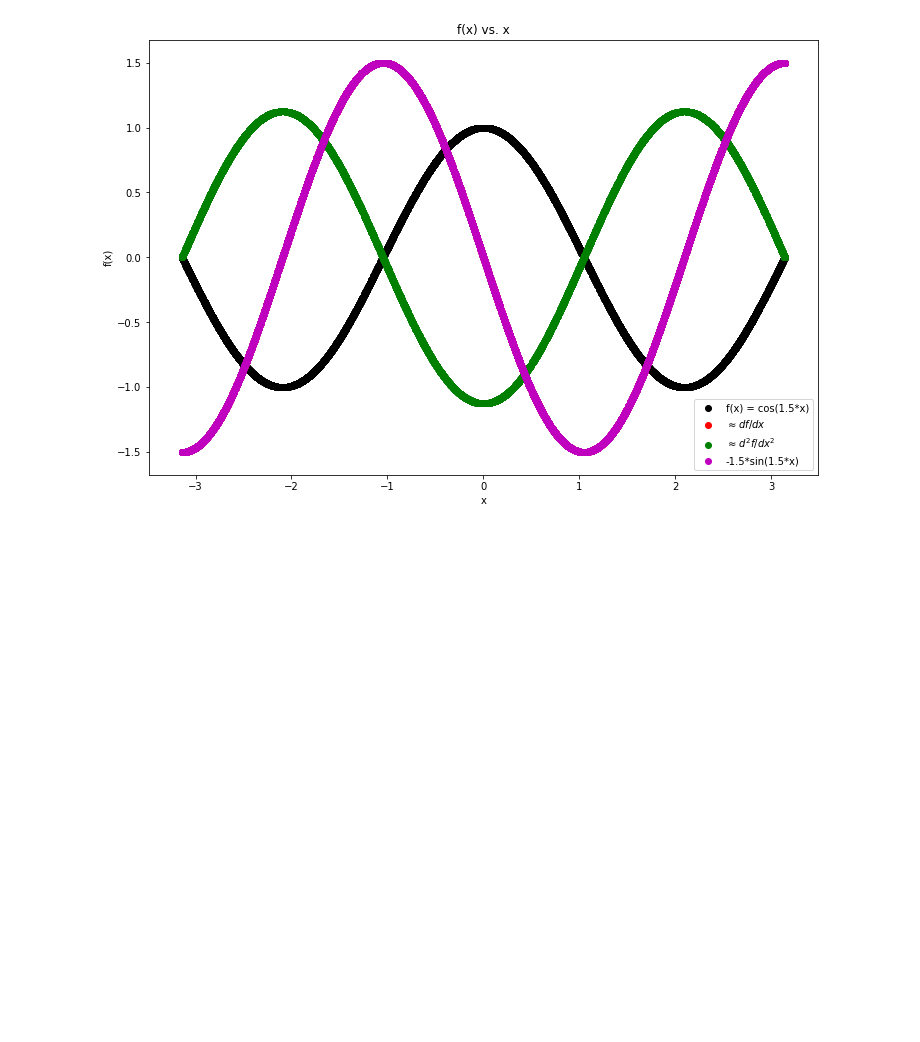
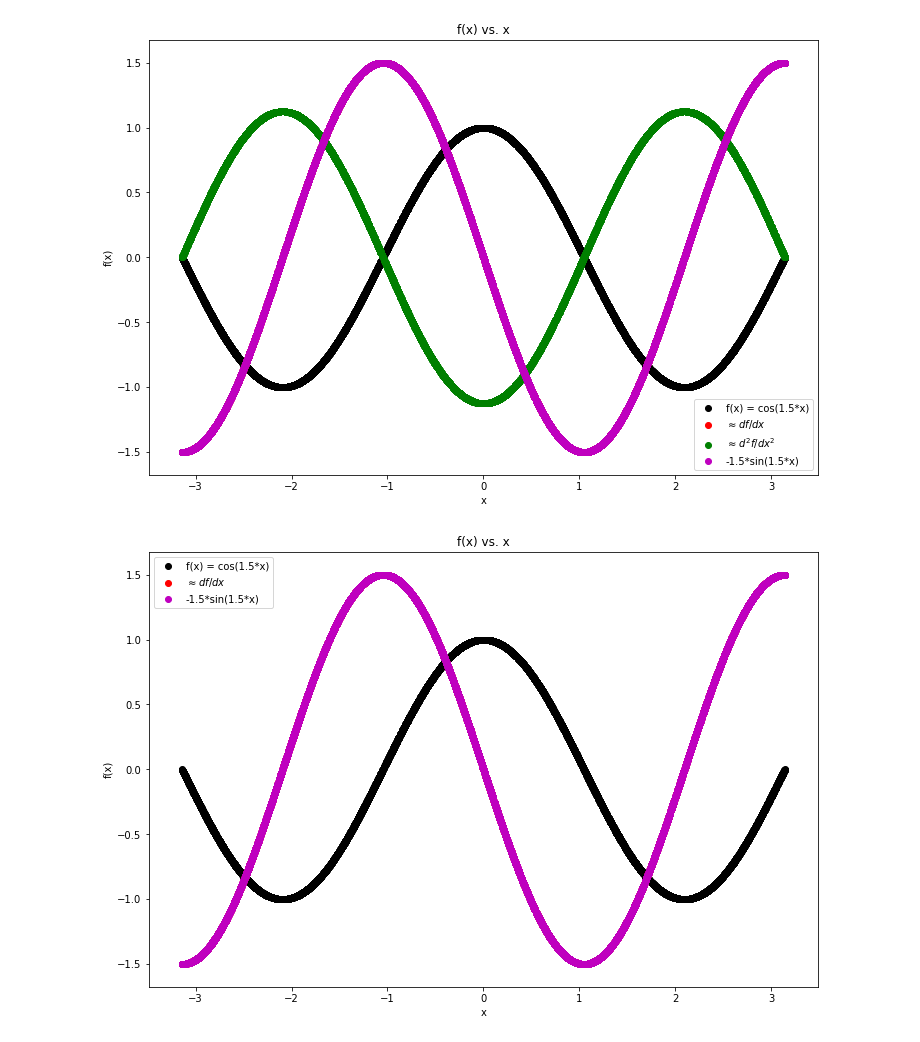
Before and after one commit to infophysics/EntropicTrajectories, a Jupyter notebook: notebooks/MLS Demo 1D.ipynb, the cells around one changed output. Cells and saved outputs as stored; diff of their text form; code cells hidden in the pictures; blank space fills up the shorter version.

Commit message:
Added gradient function for scalar fields and verified it works.

```diff
--- a/notebooks/MLS Demo 1D.ipynb
+++ b/notebooks/MLS Demo 1D.ipynb
@@ -142,3 +142,20 @@ plt.legend()
 plt.show()
 # %% [output]
 [figure]
+# %%
+# Computing the gradient of f(x) can be done in a much
+# more compact way by calling ScalarFields gradient function
+sfield = ScalarField(g,f,g.get_logger())
+grad_sfield = sfield.gradient()
+f_der2 = [grad_sfield[i][0] for i in range(len(grad_sfield))]
+fig, axs = plt.subplots(figsize=(12,8))
+axs.scatter(x,f,color='k',label='f(x) = cos(1.5*x)')
+axs.scatter(x,f_der2,color='r',label=r'$\approx df/dx$')
+axs.scatter(x,f_der_true,color='m',label='-1.5*sin(1.5*x)')
+axs.set_xlabel("x")
+axs.set_ylabel("f(x)")
+axs.set_title("f(x) vs. x")
+plt.legend()
+plt.show()
+# %% [output]
+[figure, added]
```
Also changed, not shown: parts of 6 cells of this notebook, 8 other files.
